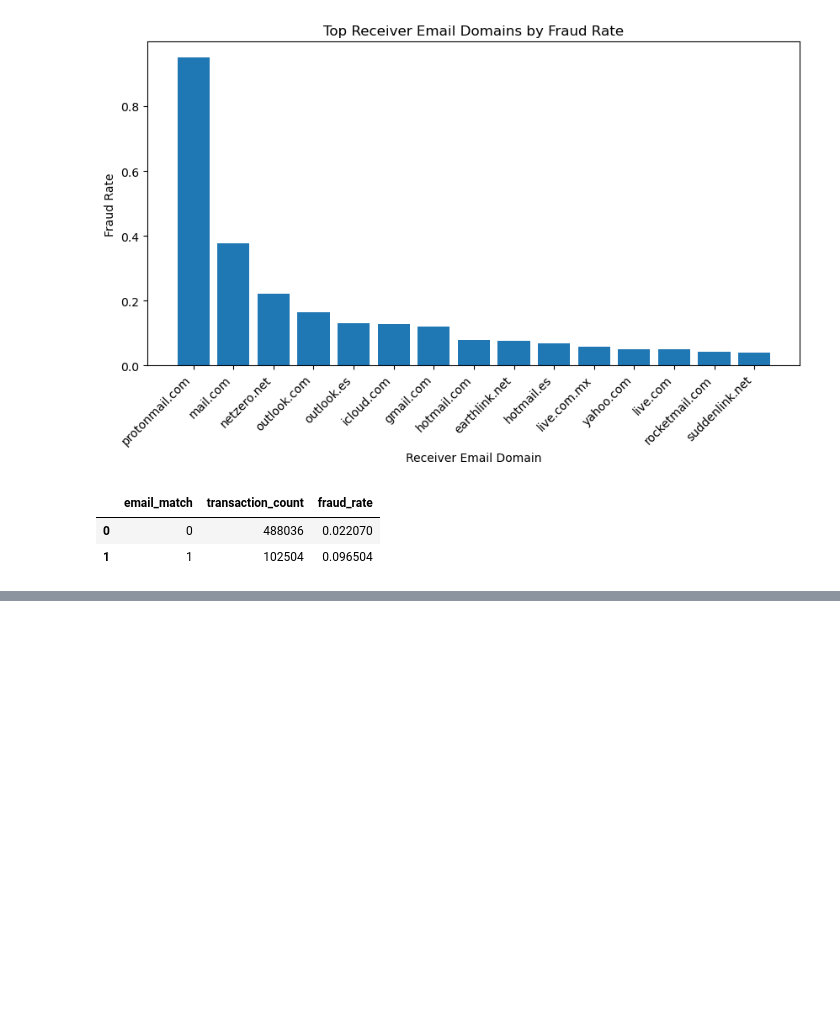
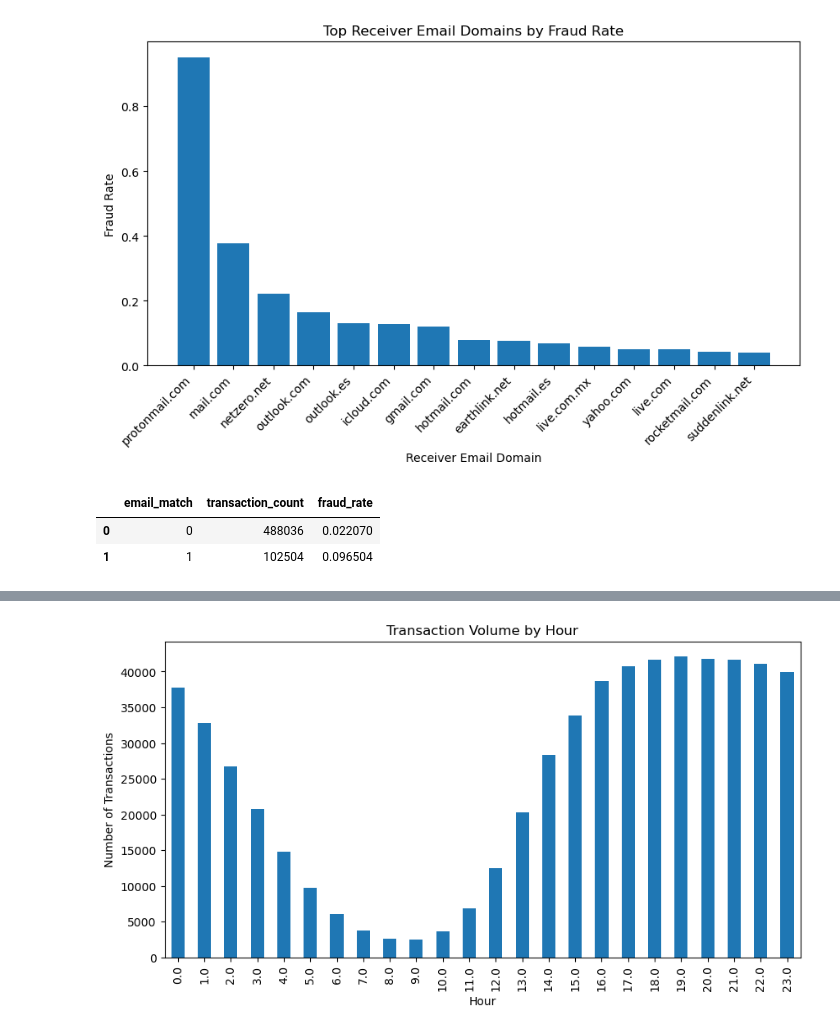
Before and after one commit to g-tapia/fraud-detection-system, a Jupyter notebook: notebooks/eda_modeling.ipynb, the cells around one changed output, grey strips where cells are left out. Drawn from its saved outputs; the diff is of its cells as text; code cells hidden in the pictures; blank space fills up the shorter version.

```diff
--- a/notebooks/eda_modeling.ipynb
+++ b/notebooks/eda_modeling.ipynb
@@ -658,0 +720,16 @@ email_match_summary
+# %%
+transaction_volume = (
+    df_time
+    .groupby("hour")
+    .size()
+)
+
+transaction_volume.plot(kind="bar", figsize=(10,5))
+
+plt.title("Transaction Volume by Hour")
+plt.xlabel("Hour")
+plt.ylabel("Number of Transactions")
+
+plt.show()
+# %% [output]
+[figure, added]
```
Also changed, not shown: parts of 7 cells of this notebook.
